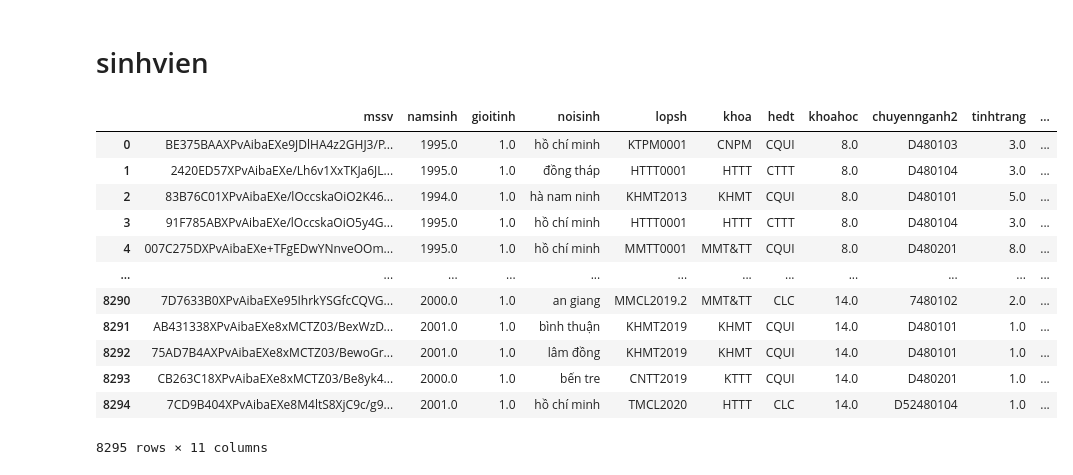
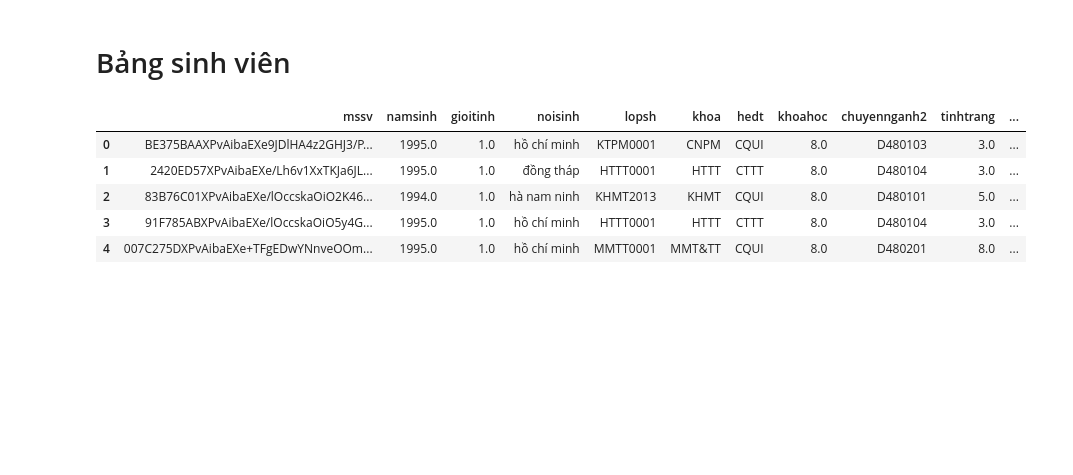
Before and after one commit to anhducbuui270802/Educational_DataMining, a Jupyter notebook: TEST_CLASSIFICATION/main.ipynb, the cells around one changed output. Drawn from its saved outputs; the diff is of its cells as text; code cells hidden in the pictures; blank space fills up the shorter version.

```diff
--- a/TEST_CLASSIFICATION/main.ipynb
+++ b/TEST_CLASSIFICATION/main.ipynb
@@ -3,24 +3,17 @@ import numpy as np
 import pandas as pd
 import matplotlib.pyplot as plt
 import seaborn as sn
-# %% [markdown]
-# sinhvien
+# %% [markdown]
+# Bảng sinh viên
 # %%
 df_sinhvien = pd.read_csv("../data_clean/01.sinhvien.csv")
-df_sinhvien
+df_sinhvien.head()
 # %% [output]
 |  | mssv | namsinh | gioitinh | noisinh | lopsh | khoa | hedt | khoahoc | chuyennganh2 | tinhtrang | ... |
 | 0 | BE375BAAXPvAibaEXe9JDlHA4z2GHJ3/P... | 1995.0 | 1.0 | hồ chí minh | KTPM0001 | CNPM | CQUI | 8.0 | D480103 | 3.0 | ... |
 | 1 | 2420ED57XPvAibaEXe/Lh6v1XxTKJa6JL... | 1995.0 | 1.0 | đồng tháp | HTTT0001 | HTTT | CTTT | 8.0 | D480104 | 3.0 | ... |
 | 2 | 83B76C01XPvAibaEXe/lOccskaOiO2K46... | 1994.0 | 1.0 | hà nam ninh | KHMT2013 | KHMT | CQUI | 8.0 | D480101 | 5.0 | ... |
 | 3 | 91F785ABXPvAibaEXe/lOccskaOiO5y4G... | 1995.0 | 1.0 | hồ chí minh | HTTT0001 | HTTT | CTTT | 8.0 | D480104 | 3.0 | ... |
 | 4 | 007C275DXPvAibaEXe+TFgEDwYNnveOOm... | 1995.0 | 1.0 | hồ chí minh | MMTT0001 | MMT&TT | CQUI | 8.0 | D480201 | 8.0 | ... |
-| ... | ... | ... | ... | ... | ... | ... | ... | ... | ... | ... | ... |
-| 8290 | 7D7633B0XPvAibaEXe95IhrkYSGfcCQVG... | 2000.0 | 1.0 | an giang | MMCL2019.2 | MMT&TT | CLC | 14.0 | 7480102 | 2.0 | ... |
-| 8291 | AB431338XPvAibaEXe8xMCTZ03/BexWzD... | 2001.0 | 1.0 | bình thuận | KHMT2019 | KHMT | CQUI | 14.0 | D480101 | 1.0 | ... |
-| 8292 | 75AD7B4AXPvAibaEXe8xMCTZ03/BewoGr... | 2001.0 | 1.0 | lâm đồng | KHMT2019 | KHMT | CQUI | 14.0 | D480101 | 1.0 | ... |
-| 8293 | CB263C18XPvAibaEXe8xMCTZ03/Be8yk4... | 2000.0 | 1.0 | bến tre | CNTT2019 | KTTT | CQUI | 14.0 | D480201 | 1.0 | ... |
-| 8294 | 7CD9B404XPvAibaEXe8M4ltS8XjC9c/g9... | 2001.0 | 1.0 | hồ chí minh | TMCL2020 | HTTT | CLC | 14.0 | D52480104 | 1.0 | ... |
-8295 rows × 11 columns
 # %%
 df_sinhvien.drop(columns=["namsinh", "noisinh", "tinhtrang", "diachi_tinhtp"], inplace=True)
```
Also changed, not shown: parts of 113 cells of this notebook.
